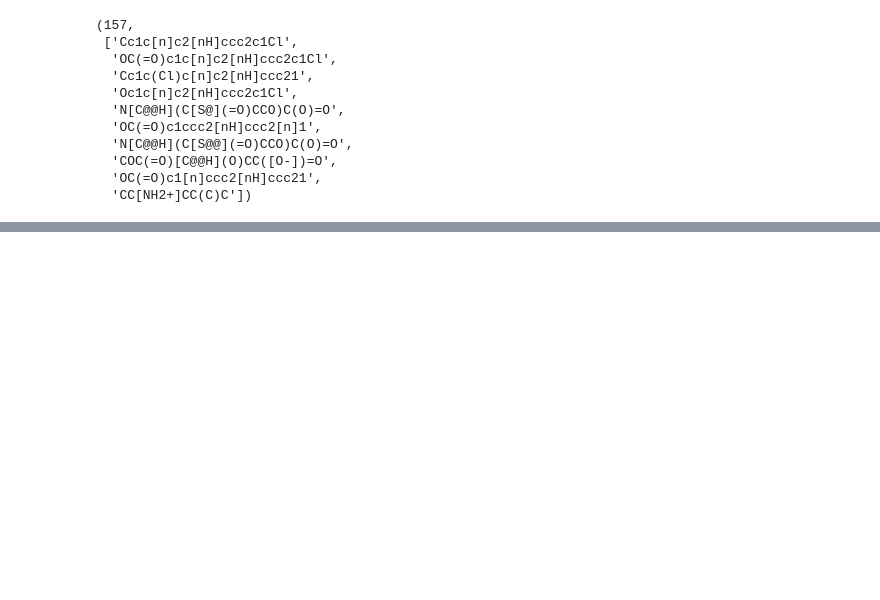
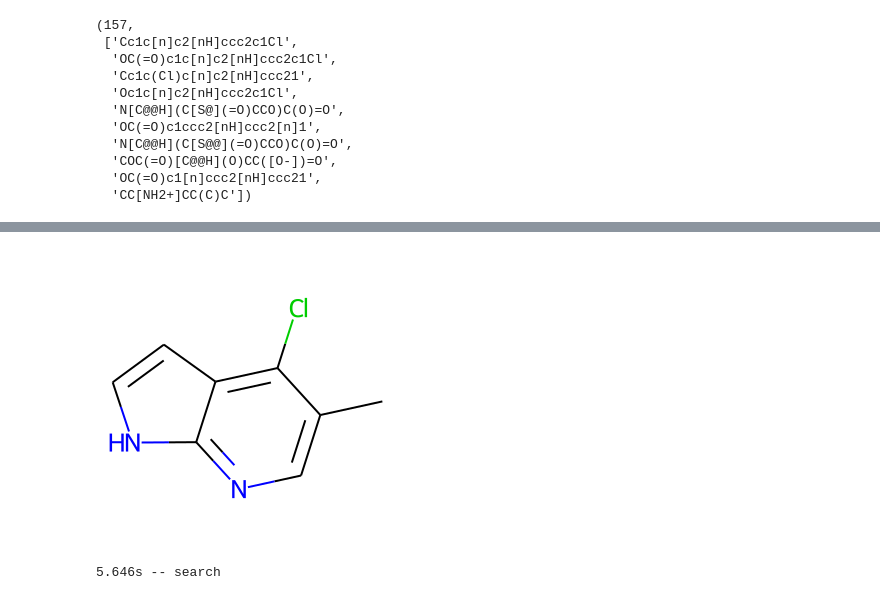
Before and after one commit to quantori/qtr-fingerprint, a Jupyter notebook: notebooks/build_and_run_substructure_finder.ipynb, the cells around one changed output, grey strips where cells are left out. Saved outputs shown, nothing was run; the diff lists cells and outputs as text; code cells hidden in the pictures; blank space fills up the shorter version.

```diff
--- a/notebooks/build_and_run_substructure_finder.ipynb
+++ b/notebooks/build_and_run_substructure_finder.ipynb
@@ -138,0 +141,9 @@ ComplexFinder:
+# %%
+query = queries[0]
+MoleculeDrawer.draw_one(query)
+# %% [output]
+[figure, added]
+# %%
+answers = search(query, mcc100_17kk, ans_count=10)
+# %% [output]
+5.646s -- search
```
Also changed, not shown: parts of 15 cells of this notebook, 5 other files.
